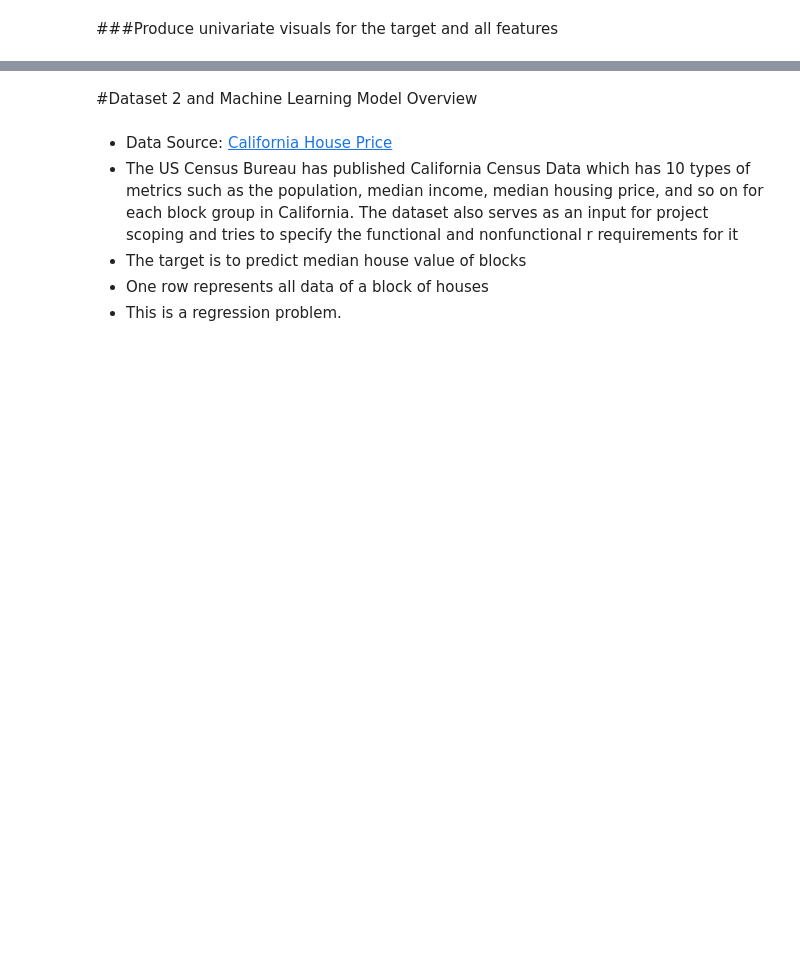
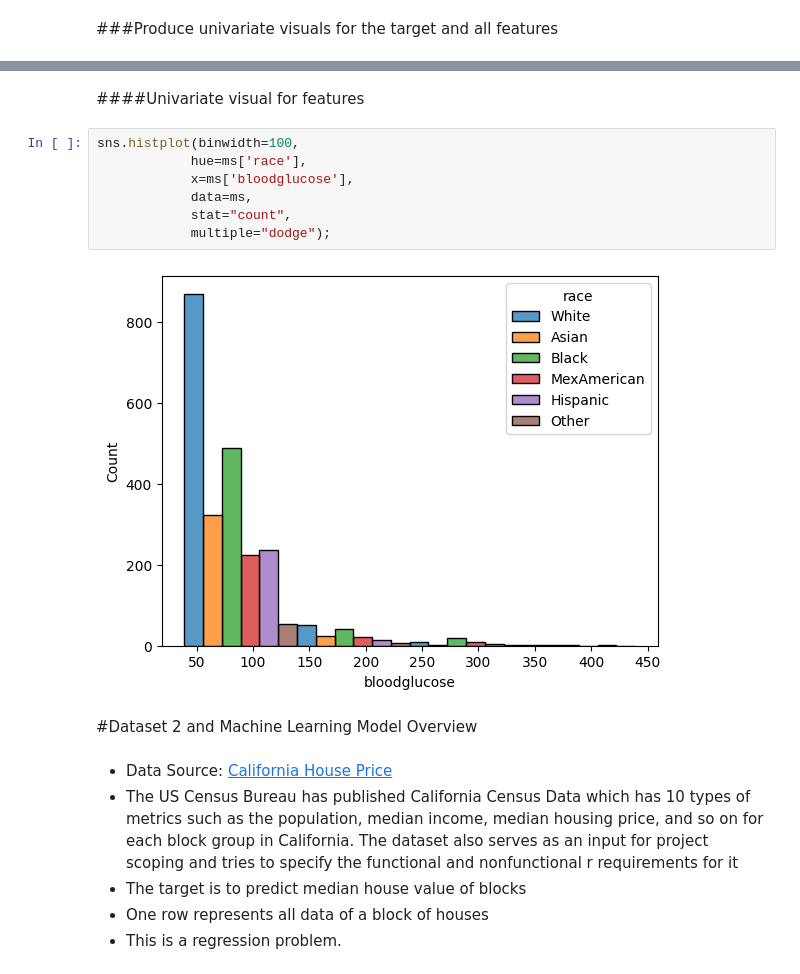
Before and after one commit to J4sonN/MLprojects, a Jupyter notebook: Machine_Learning.ipynb, the cells around one changed output, grey strips where cells are left out. Cells and saved outputs as stored; diff of their text form; blank space fills up the shorter version.

```diff
--- a/Machine_Learning.ipynb
+++ b/Machine_Learning.ipynb
@@ -92,3 +247,14 @@ the data set has 436 missing values
+# %% [markdown]
+####Univariate visual for features
+# %%
+sns.histplot(binwidth=100,
+            hue=ms['race'],
+            x=ms['bloodglucose'],
+            data=ms,
+            stat="count",
+            multiple="dodge");
+# %% [output]
+[figure, added]
 # %% [markdown]
 #Dataset 2 and Machine Learning Model Overview
 # %% [markdown]
```
Also changed, not shown: parts of 41 cells of this notebook.
